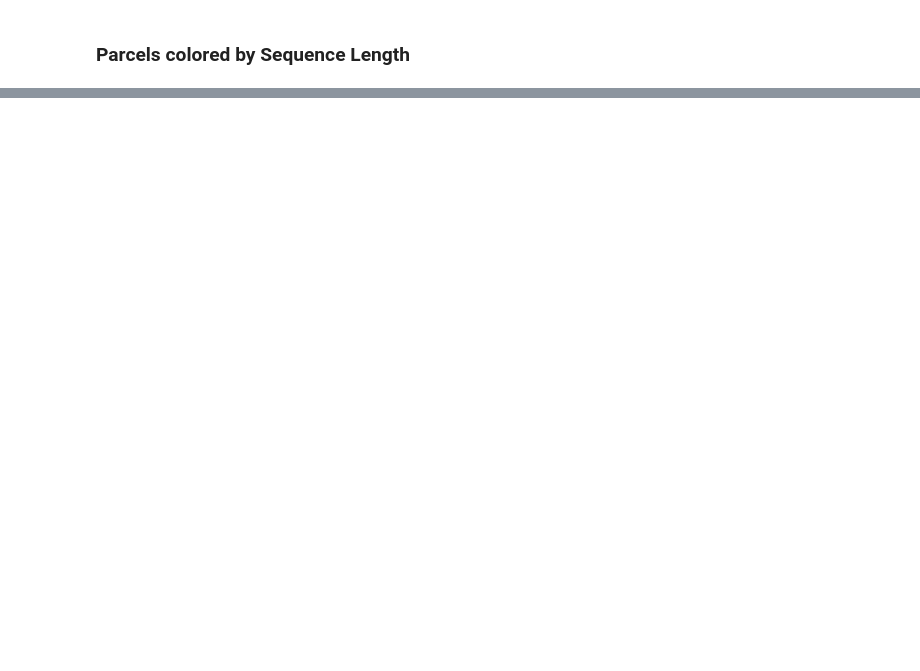
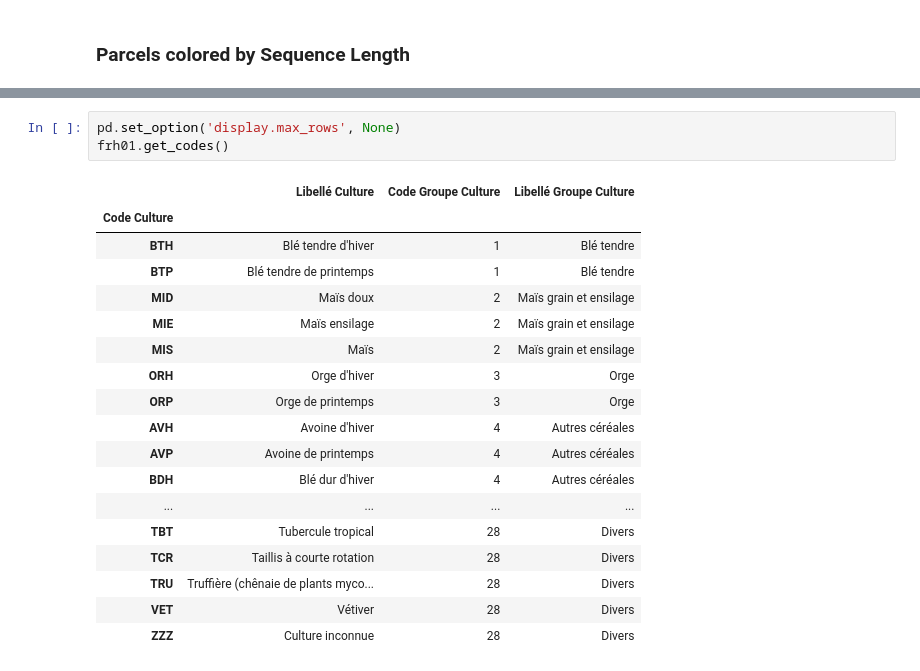
Before and after one commit to dl4sits/BreizhCrops, a Jupyter notebook: notebooks/02_BreizhCrops-Field-Parcels.ipynb, the cells around one changed output, grey strips where cells are left out. Saved outputs shown, nothing was run; the diff lists cells and outputs as text; blank space fills up the shorter version.

```diff
--- a/notebooks/02_BreizhCrops-Field-Parcels.ipynb
+++ b/notebooks/02_BreizhCrops-Field-Parcels.ipynb
@@ -81,0 +201,22 @@ rdf.plot(column="sequencelength",ax=ax, cax=cax, cmap='viridis', legend=True)
+# %%
+pd.set_option('display.max_rows', None)
+frh01.get_codes()
+# %% [output]
+|  | Libellé Culture | Code Groupe Culture | Libellé Groupe Culture |
+| Code Culture |  |  |  |
+| BTH | Blé tendre d'hiver | 1 | Blé tendre |
+| BTP | Blé tendre de printemps | 1 | Blé tendre |
+| MID | Maïs doux | 2 | Maïs grain et ensilage |
+| MIE | Maïs ensilage | 2 | Maïs grain et ensilage |
+| MIS | Maïs | 2 | Maïs grain et ensilage |
+| ORH | Orge d'hiver | 3 | Orge |
+| ORP | Orge de printemps | 3 | Orge |
+| AVH | Avoine d'hiver | 4 | Autres céréales |
+| AVP | Avoine de printemps | 4 | Autres céréales |
+| BDH | Blé dur d'hiver | 4 | Autres céréales |
+| ... | ... | ... | ... |
+| TBT | Tubercule tropical | 28 | Divers |
+| TCR | Taillis à courte rotation | 28 | Divers |
+| TRU | Truffière (chênaie de plants myco... | 28 | Divers |
+| VET | Vétiver | 28 | Divers |
+| ZZZ | Culture inconnue | 28 | Divers |
```
Also changed, not shown: parts of 16 cells of this notebook, 2 other files.
